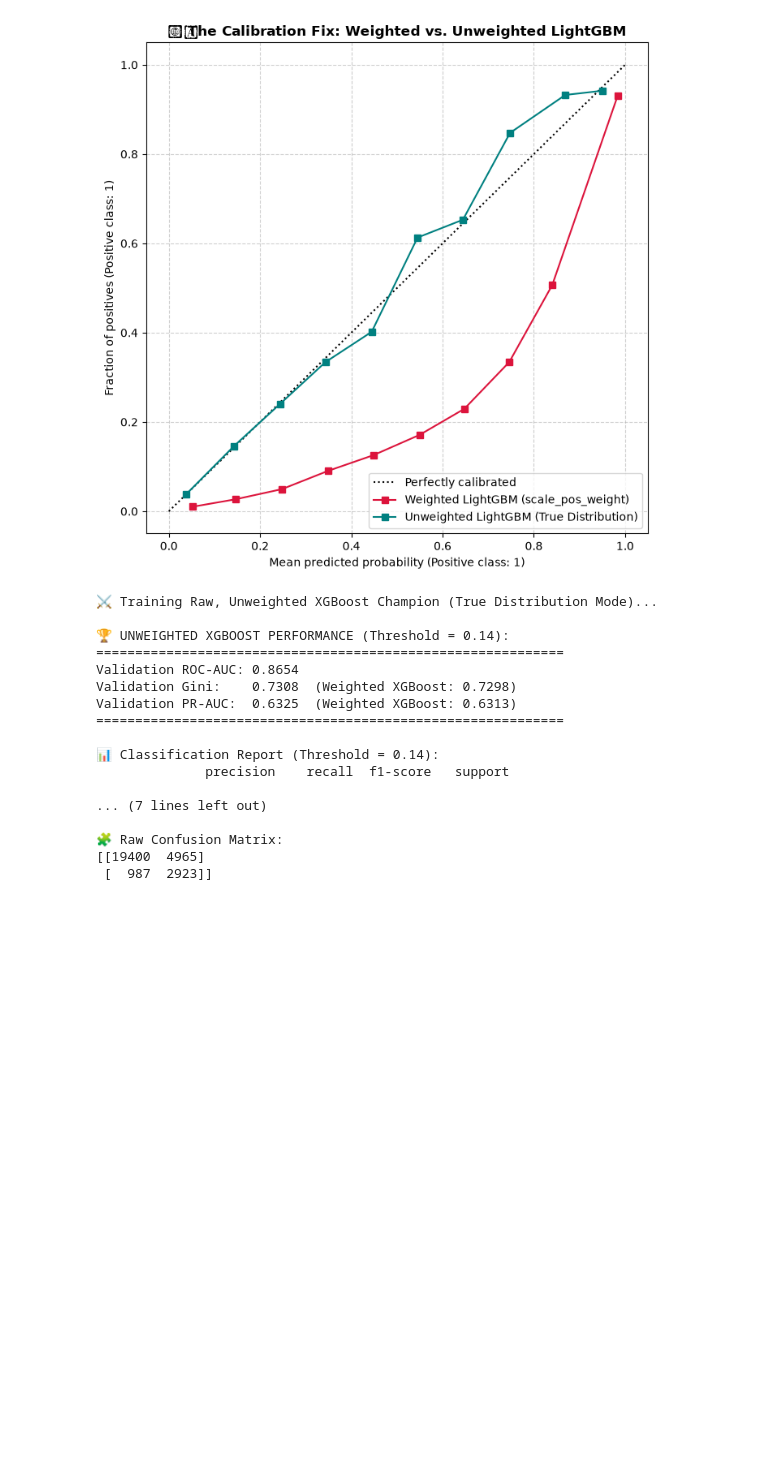
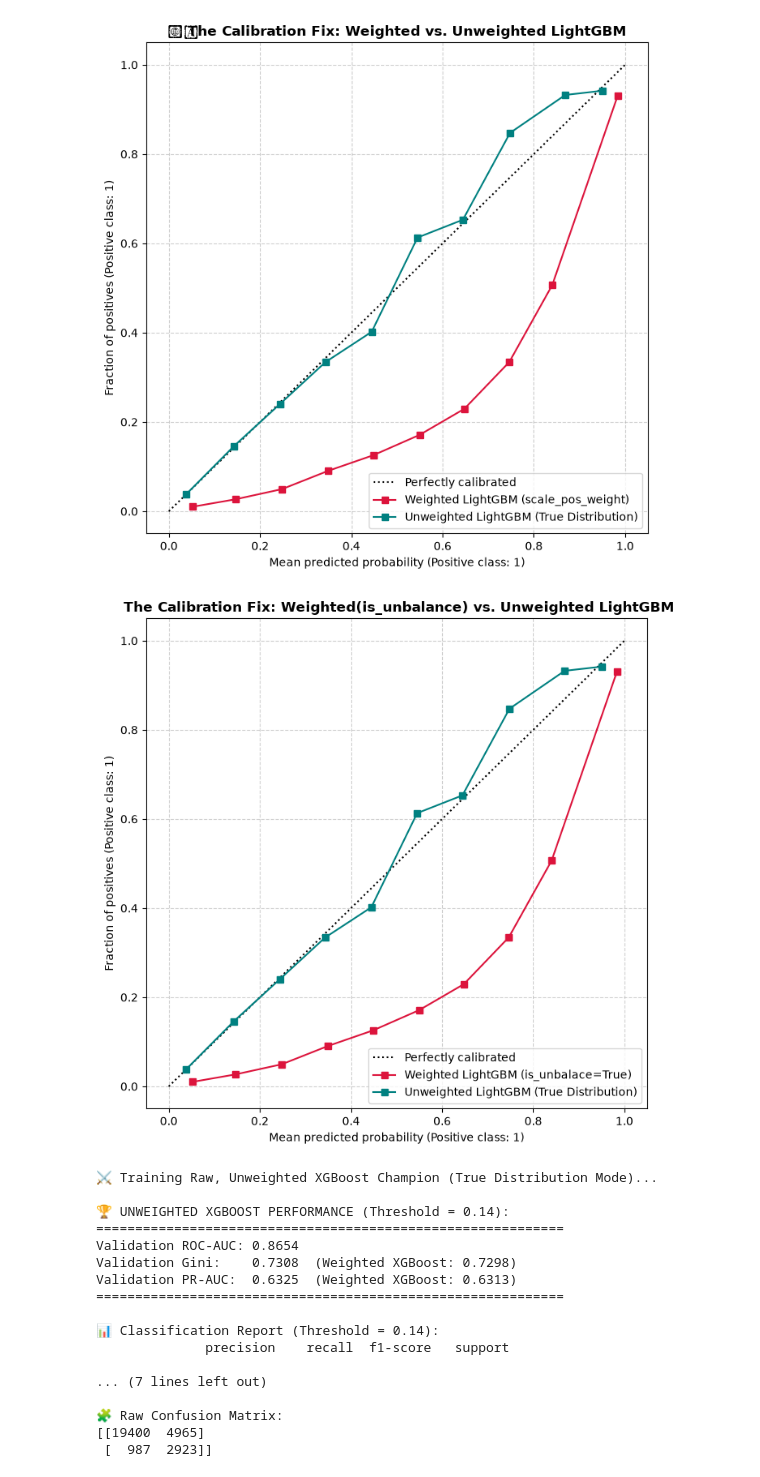
Before and after one commit to Gautam0211/Credit-Risk-Stress-Testing-Under-Macro-Conditions-of-2008-Global-Recession, a Jupyter notebook: Notebooks/Baseline_Model.ipynb, the cells around one changed output. Saved outputs shown, nothing was run; the diff lists cells and outputs as text; code cells hidden in the pictures; blank space fills up the shorter version.

Commit message:
feat: Done with modelling both macro and micro models, results are astonishing

```diff
--- a/Notebooks/Baseline_Model.ipynb
+++ b/Notebooks/Baseline_Model.ipynb
@@ -633,0 +723,20 @@ Validation PR-AUC:  0.6330  (Weighted LGBM: 0.6321)
+# %%
+from lightgbm import LGBMClassifier
+from sklearn.metrics import roc_auc_score, average_precision_score, classification_report, confusion_matrix
+
+print(" Training Raw, Unweighted LightGBM Champion (True Distribution Mode)...")
+
+# Initialize without scale_pos_weight or is_unbalance
+lgb_exp = LGBMClassifier(
+    n_estimators=200,
+    max_depth=6,
+    num_leaves=31,
+    learning_rate=0.05,
+    is_unbalance=True,
+    random_state=42,
+    n_jobs=-1,
+    verbose=-1
+)
+
+# Fit on the clean micro training set
+lgb_exp.fit(X_train_micro, y_train)
@@ -657,6 +802,32 @@ plt.tight_layout()
 plt.show()
 # %% [output]
 [figure]
+# %%
+import matplotlib.pyplot as plt
+from sklearn.calibration import CalibrationDisplay
+
+# 1. Initialize the plot environment
+fig, ax = plt.subplots(figsize=(7, 7))
+
+# 2. Plot the old Weighted LightGBM (The bowed curve)
+CalibrationDisplay.from_estimator(
+    lgb_exp, X_val_micro, y_val,
+    n_bins=10, ax=ax, name="Weighted LightGBM (is_unbalace=True)", color="crimson"
+)
+
+# 3. Plot the new Unweighted LightGBM Champion
+CalibrationDisplay.from_estimator(
+    lgb_raw, X_val_micro, y_val,
+    n_bins=10, ax=ax, name="Unweighted LightGBM (True Distribution)", color="teal"
+)
+
+# 4. Final institutional styling
+ax.set_title(" The Calibration Fix: Weighted(is_unbalance) vs. Unweighted LightGBM", fontsize=12, fontweight='bold')
+ax.grid(True, linestyle='--', alpha=0.6)
+plt.tight_layout()
+plt.show()
+# %% [output]
+[figure, added]
 # %%
 from xgboost import XGBClassifier
 from sklearn.metrics import roc_auc_score, average_precision_score, classification_report, confusion_matrix
```
Also changed, not shown: parts of 27 cells of this notebook.
